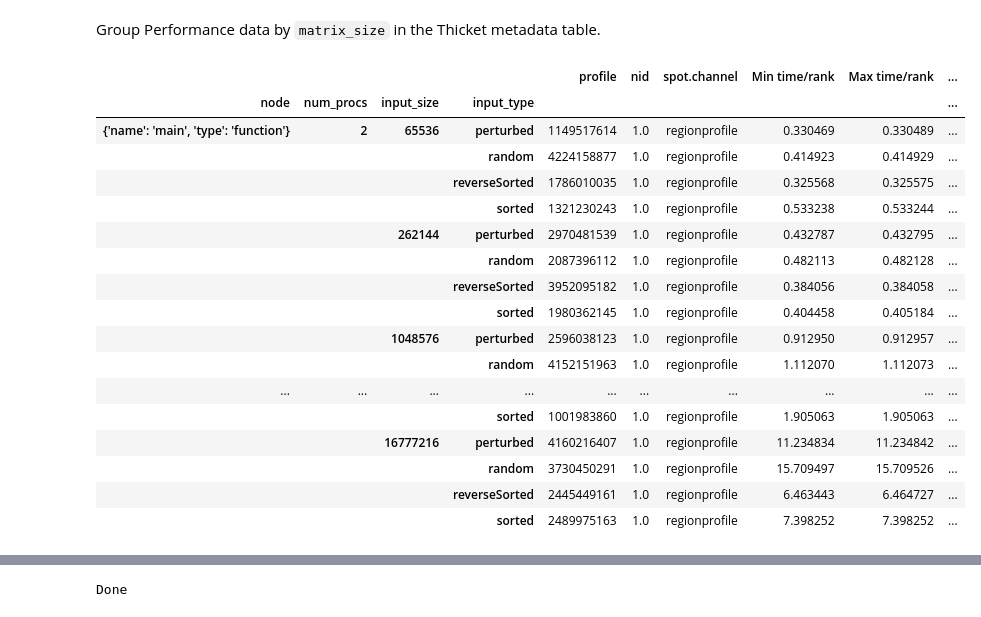
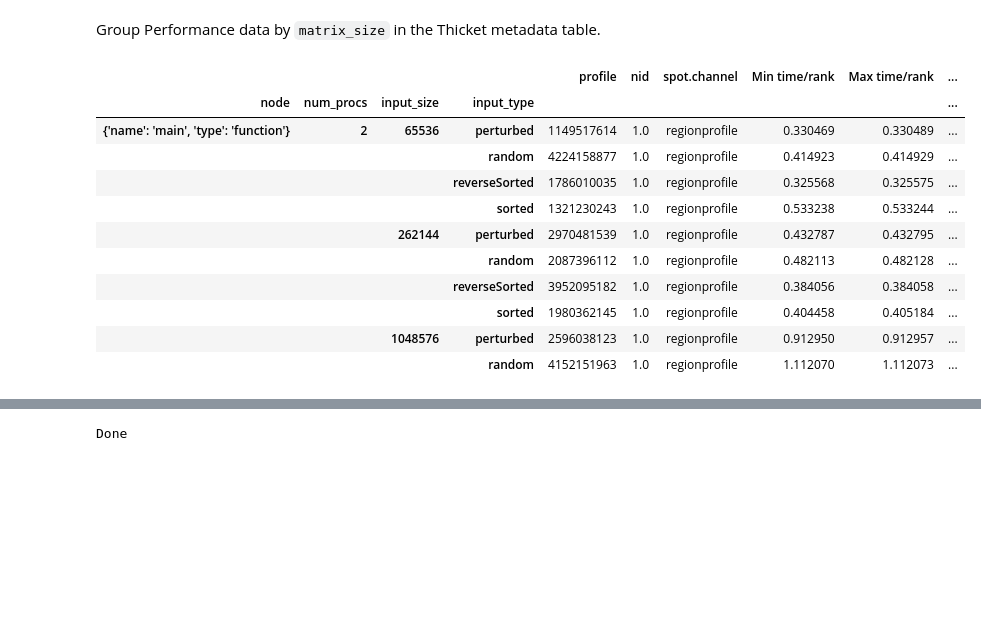
Before and after one commit to adityajbir/Parallel_Computing_Project_2024, a Jupyter notebook: MPI_Builds/project_analysis.ipynb, the cells around one changed output, grey strips where cells are left out. Cells and saved outputs as stored; diff of their text form; code cells hidden in the pictures; blank space fills up the shorter version.

```diff
--- a/MPI_Builds/project_analysis.ipynb
+++ b/MPI_Builds/project_analysis.ipynb
@@ -58,24 +56,18 @@ tk.metadata_column_to_perfdata("input_type")
 tk.dataframe = tk.dataframe.reset_index().set_index(["node", "num_procs", "input_size", "input_type"]).sort_index()
 # %%
 # tk.dataframe
-tk.dataframe.head(20)
+tk.dataframe.head(10)
 # %% [output]
 |  |  |  |  | profile | nid | spot.channel | Min time/rank | Max time/rank | ... |
 | node | num_procs | input_size | input_type |  |  |  |  |  | ... |
 | {'name': 'main', 'type': 'function'} | 2 | 65536 | perturbed | 1149517614 | 1.0 | regionprofile | 0.330469 | 0.330489 | ... |
 |  |  |  | random | 4224158877 | 1.0 | regionprofile | 0.414923 | 0.414929 | ... |
 |  |  |  | reverseSorted | 1786010035 | 1.0 | regionprofile | 0.325568 | 0.325575 | ... |
 |  |  |  | sorted | 1321230243 | 1.0 | regionprofile | 0.533238 | 0.533244 | ... |
 |  |  | 262144 | perturbed | 2970481539 | 1.0 | regionprofile | 0.432787 | 0.432795 | ... |
 |  |  |  | random | 2087396112 | 1.0 | regionprofile | 0.482113 | 0.482128 | ... |
 |  |  |  | reverseSorted | 3952095182 | 1.0 | regionprofile | 0.384056 | 0.384058 | ... |
 |  |  |  | sorted | 1980362145 | 1.0 | regionprofile | 0.404458 | 0.405184 | ... |
 |  |  | 1048576 | perturbed | 2596038123 | 1.0 | regionprofile | 0.912950 | 0.912957 | ... |
 |  |  |  | random | 4152151963 | 1.0 | regionprofile | 1.112070 | 1.112073 | ... |
-| ... | ... | ... | ... | ... | ... | ... | ... | ... | ... |
-|  |  |  | sorted | 1001983860 | 1.0 | regionprofile | 1.905063 | 1.905063 | ... |
-|  |  | 16777216 | perturbed | 4160216407 | 1.0 | regionprofile | 11.234834 | 11.234842 | ... |
-|  |  |  | random | 3730450291 | 1.0 | regionprofile | 15.709497 | 15.709526 | ... |
-|  |  |  | reverseSorted | 2445449161 | 1.0 | regionprofile | 6.463443 | 6.464727 | ... |
-|  |  |  | sorted | 2489975163 | 1.0 | regionprofile | 7.398252 | 7.398252 | ... |
 # %%
```
Also changed, not shown: parts of 6 cells of this notebook.
